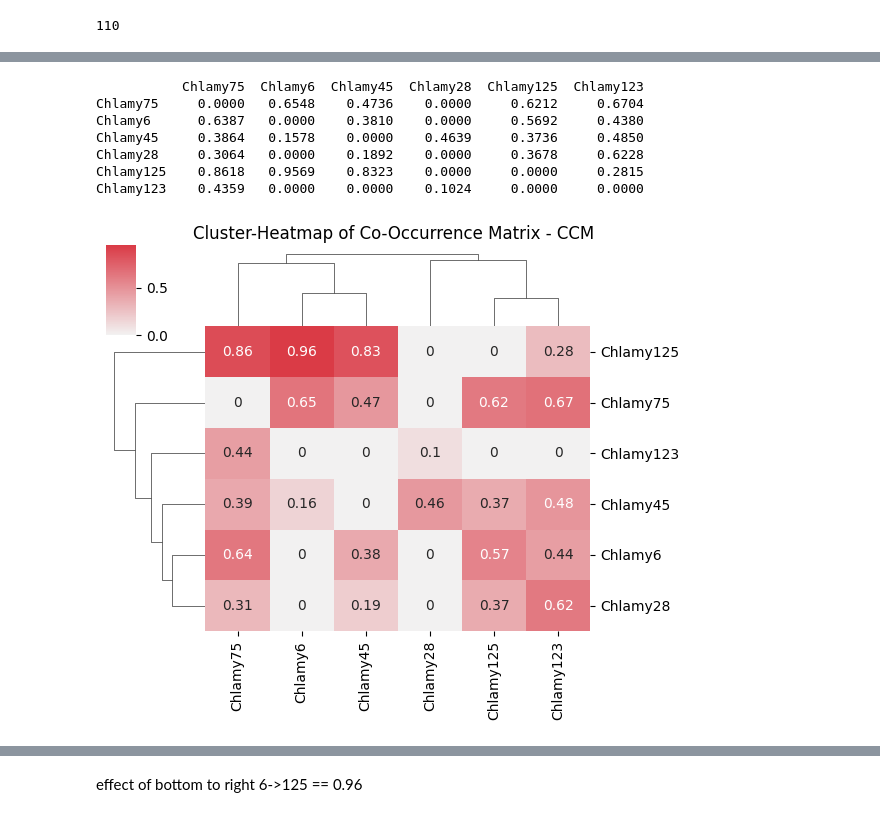
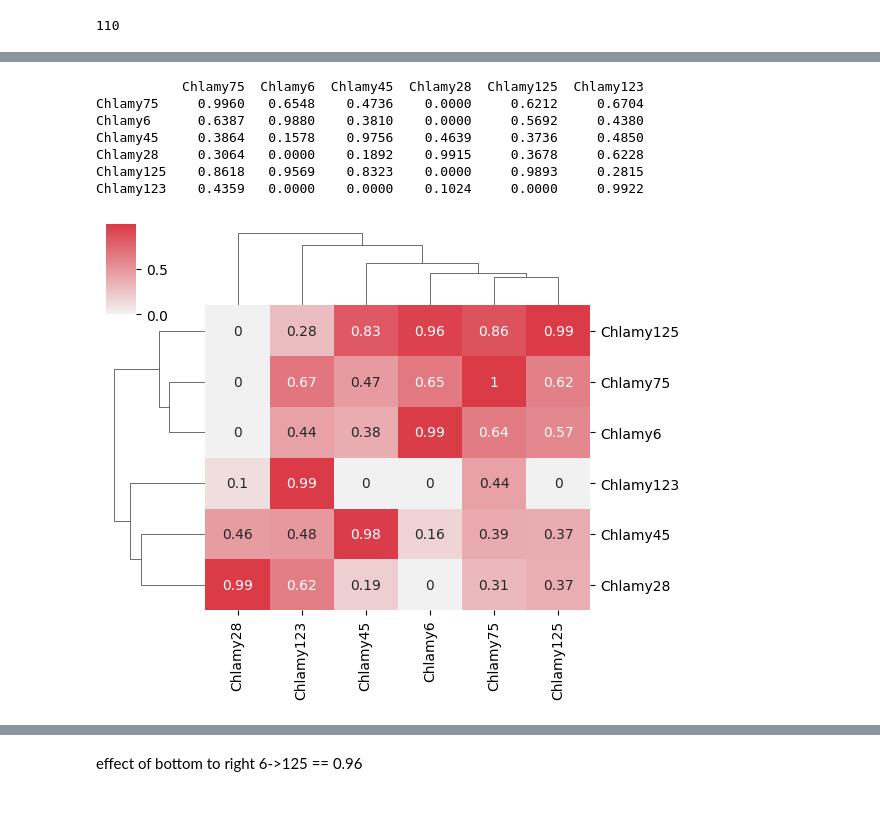
Before and after one commit to chaseU2/UnveilingBacterialDynamics, a Jupyter notebook: Own CCM.ipynb, the cells around one changed output, grey strips where cells are left out. Saved outputs shown, nothing was run; the diff lists cells and outputs as text; code cells hidden in the pictures.

```diff
--- a/Own CCM.ipynb
+++ b/Own CCM.ipynb
@@ -22,9 +20,6 @@ tau         -> time delay
 '''
 
 def shadow_manifold(time_series_Y, L, E, tau):
-
-    # crop data at L
-    crp_ts = time_series_Y[:L]
 
     shadow_M = {}
 
@@ -363,7 +310,7 @@ print(len(ccm_data.index))
 # %% [output]
 110
 # %%
-L = len(ccm_data.index)  # Length of time series
+L = 110 # Length of time series
 E = 2    # Embedding dimension
 tau = 1  # Time delay
 
@@ -378,21 +325,19 @@ for bak1 in ccm_data.columns:
         X_series_it = ccm_data[bak1]
         Y_series_it = ccm_data[bak2]
 
-        if bak1 != bak2:
-
-            ccm_pair = find_causality(X_series_it, Y_series_it, L, E, tau)
 
 
-            if ccm_pair[0] >= 0:
-                empty_df.loc[bak1, bak2] = round(ccm_pair[0],4)
+        ccm_pair = find_causality(X_series_it, Y_series_it, L, E, tau)
 
-            else:
-                empty_df.loc[bak1, bak2] = 0
+        if ccm_pair[0] >= 0:
+            empty_df.loc[bak1, bak2] = round(ccm_pair[0],4)
+
+        else:
+            empty_df.loc[bak1, bak2] = 0
 
 
 
-        else:
-            empty_df.loc[bak1, bak2] = 0
+
 print(empty_df)
 # %% [output]
           Chlamy107 Chlamy123 Chlamy125 Chlamy165 Chlamy19 Chlamy23 Chlamy24  \
@@ -445,33 +381,29 @@ filtered_ccm = filtered_ccm[best_bacis]
 print(filtered_ccm)
 # %% [output]
            Chlamy75  Chlamy6  Chlamy45  Chlamy28  Chlamy125  Chlamy123
-Chlamy75     0.0000   0.6548    0.4736    0.0000     0.6212     0.6704
-Chlamy6      0.6387   0.0000    0.3810    0.0000     0.5692     0.4380
-Chlamy45     0.3864   0.1578    0.0000    0.4639     0.3736     0.4850
-Chlamy28     0.3064   0.0000    0.1892    0.0000     0.3678     0.6228
-Chlamy125    0.8618   0.9569    0.8323    0.0000     0.0000     0.2815
-Chlamy123    0.4359   0.0000    0.0000    0.1024     0.0000     0.0000
+Chlamy75     0.9960   0.6548    0.4736    0.0000     0.6212     0.6704
+Chlamy6      0.6387   0.9880    0.3810    0.0000     0.5692     0.4380
+Chlamy45     0.3864   0.1578    0.9756    0.4639     0.3736     0.4850
+Chlamy28     0.3064   0.0000    0.1892    0.9915     0.3678     0.6228
+Chlamy125    0.8618   0.9569    0.8323    0.0000     0.9893     0.2815
+Chlamy123    0.4359   0.0000    0.0000    0.1024     0.0000     0.9922
 # %%
 cmap = sns.diverging_palette(250, 10, as_cmap=True)
 
-
-# Erstellen der Cluster-Heatmap ohne Dendrogramme
 sns.clustermap(
     filtered_ccm,
     row_cluster=True,
     col_cluster=True,
     annot=True,
     cmap=cmap,
     cbar=True,
     center=0,
     figsize=(6, 5)
 
 )
 
-# Titel hinzufügen
-plt.suptitle('Cluster-Heatmap of Co-Occurrence Matrix - CCM', y=1.02)
+#plt.suptitle('Heatmap of Co-Occurrence Matrix - CCM', y=1.02)
 
-# Anzeige der Cluster-Heatmap
 plt.show()
 # %% [output]
-[figure, old version]
+[figure, new version]
```
Also changed, not shown: parts of 17 cells of this notebook, 2 other files.
